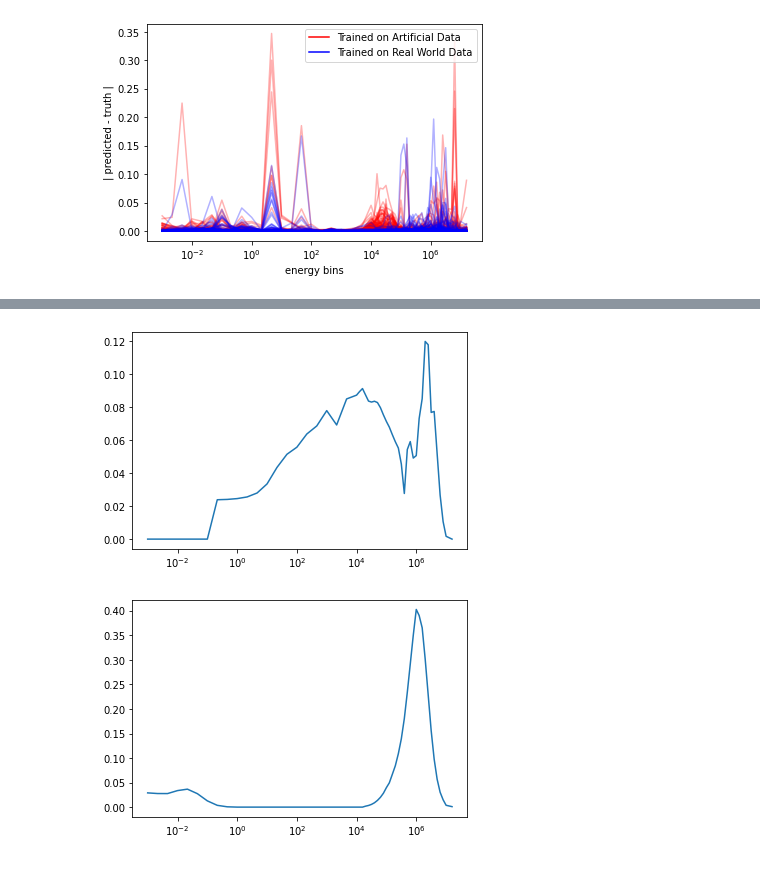
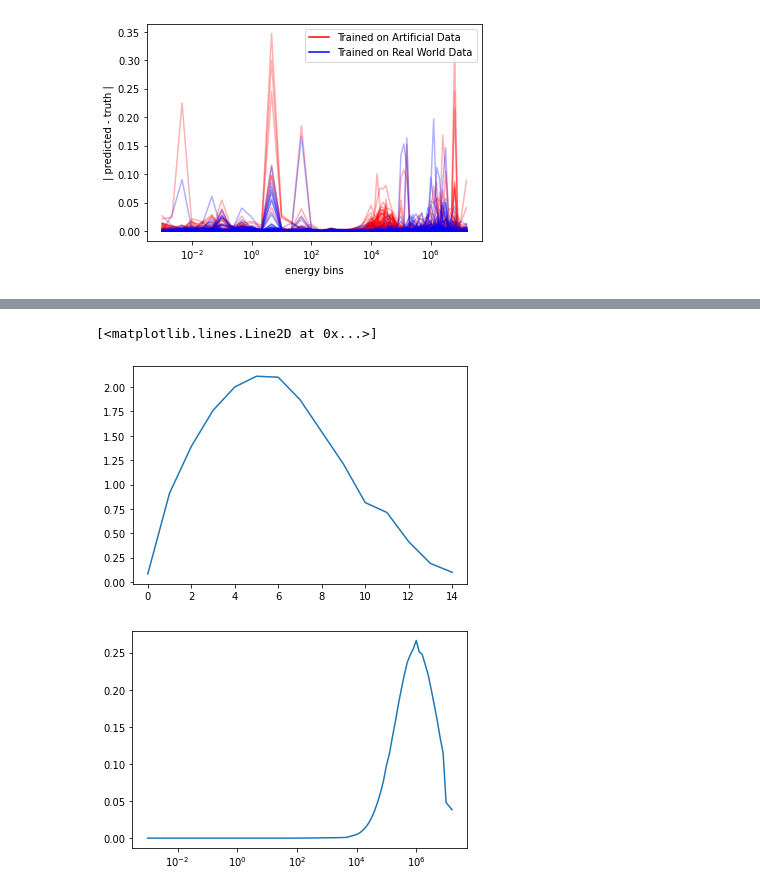
Before and after one commit to JamesMcGreivy/scintillator-neutron-detection, a Jupyter notebook: Neural Network.ipynb, the cells around one changed output, grey strips where cells are left out. Cells and saved outputs as stored; diff of their text form; code cells hidden in the pictures.

```diff
--- a/Neural Network.ipynb
+++ b/Neural Network.ipynb
@@ -461,0 +714,5 @@ plt.xscale("log")
+# %%
+plt.plot(x[i])
+# %% [output]
+[<matplotlib.lines.Line2D at 0x...>]
+[figure, added]
@@ -462,12 +722,6 @@ plt.xscale("log")
 # %%
-x,y = loadXY()
-plt.plot(Ebins, y[1])
+plt.plot(Ebins, y[i])
 plt.xscale("log")
+i += 1
 # %% [output]
-[figure, old version]
+[figure, new version]
-# %%
-x,y = loadRandomGaussianMonoData()
-plt.plot(Ebins, y[6])
-plt.xscale("log")
-# %% [output]
-[figure, removed]
```
Also changed, not shown: parts of 26 cells of this notebook, 47 other files.
